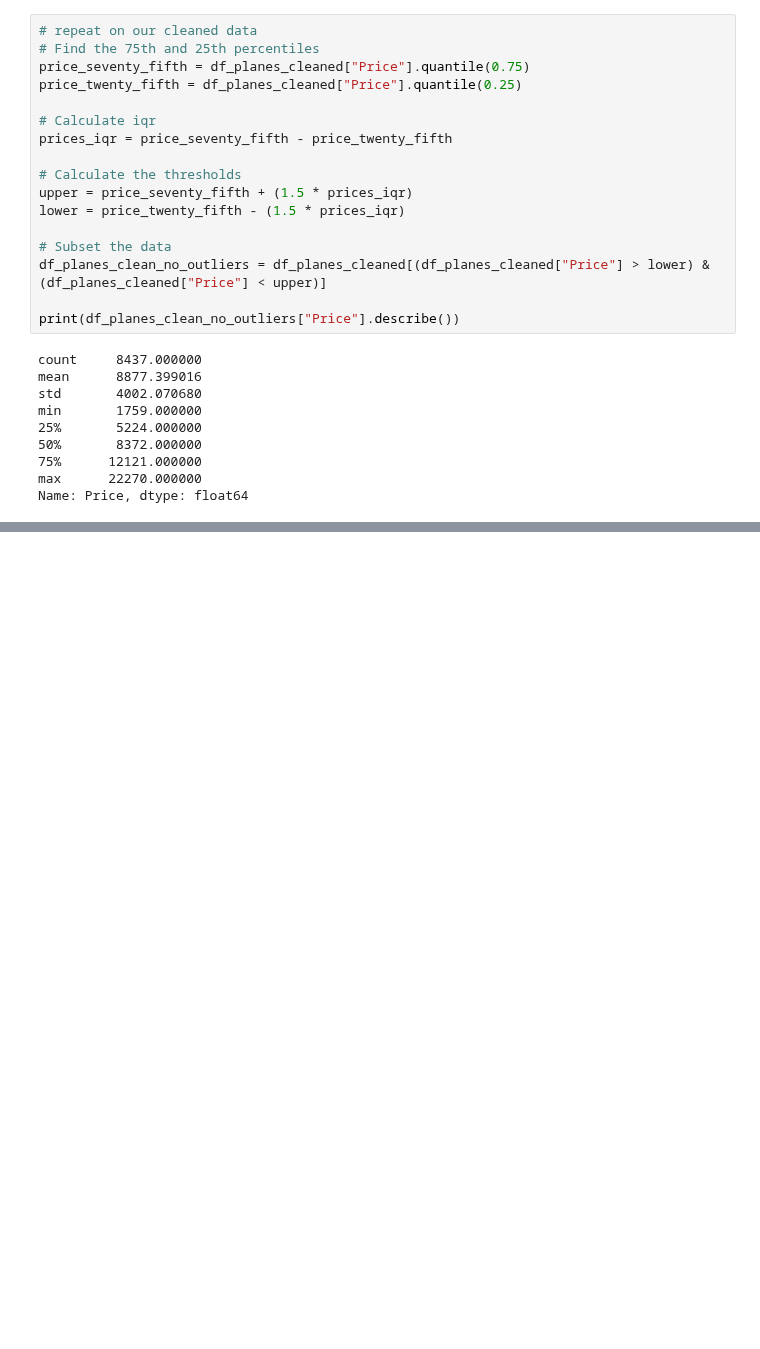
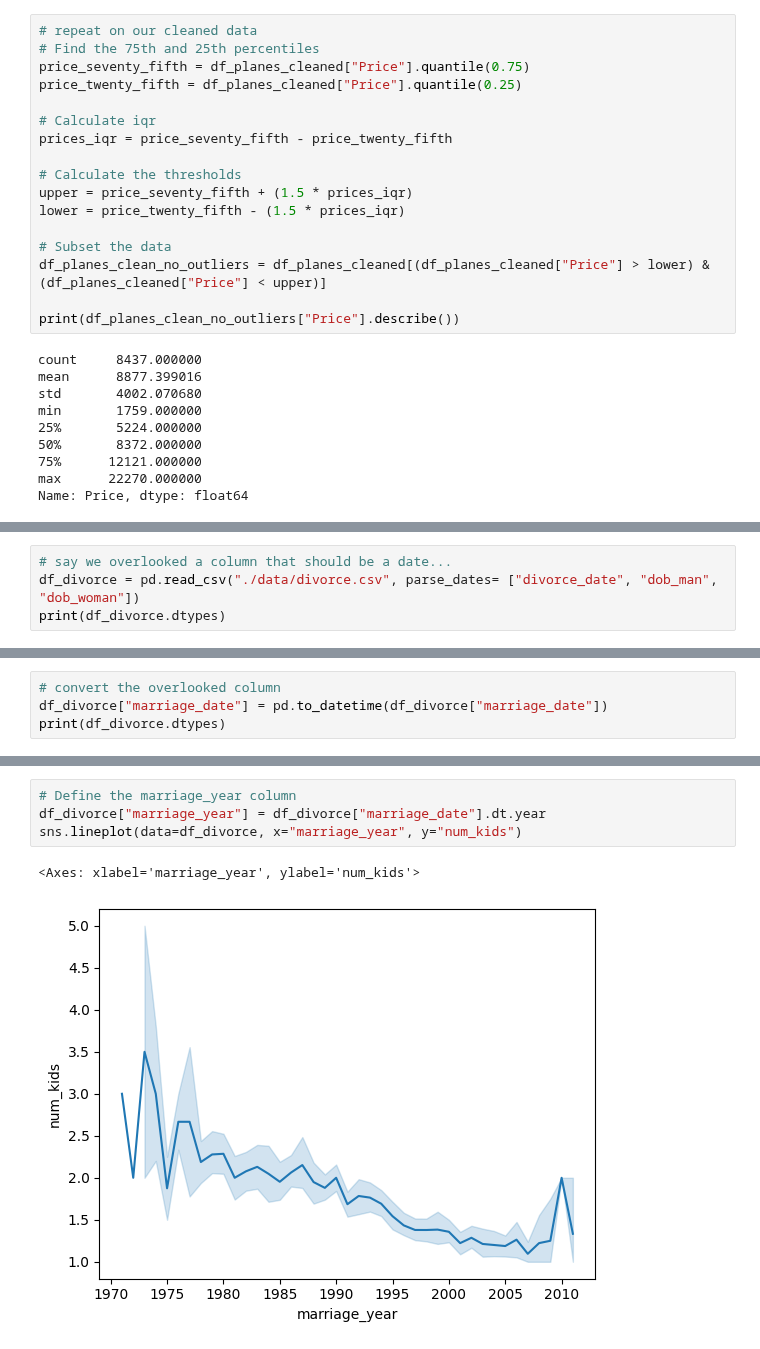
Before and after one commit to MichaelSzczepaniak/DataCamp, a Jupyter notebook: Tracks/Associate Data Scientist/14 Exploratory Data Analysis in Python/EDA_in_Python.ipynb, the cells around one changed output, grey strips where cells are left out. Drawn from its saved outputs; the diff is of its cells as text; blank space fills up the shorter version.

```diff
--- a/Tracks/Associate Data Scientist/14 Exploratory Data Analysis in Python/EDA_in_Python.ipynb
+++ b/Tracks/Associate Data Scientist/14 Exploratory Data Analysis in Python/EDA_in_Python.ipynb
@@ -1178,0 +1197,4 @@ Name: Price, dtype: float64
+# %%
+# say we overlooked a column that should be a date...
+df_divorce = pd.read_csv("./data/divorce.csv", parse_dates= ["divorce_date", "dob_man", "dob_woman"])
+print(df_divorce.dtypes)
@@ -1178,0 +1213,4 @@ Name: Price, dtype: float64
+# %%
+# convert the overlooked column
+df_divorce["marriage_date"] = pd.to_datetime(df_divorce["marriage_date"])
+print(df_divorce.dtypes)
@@ -1178,0 +1229,7 @@ Name: Price, dtype: float64
+# %%
+# Define the marriage_year column
+df_divorce["marriage_year"] = df_divorce["marriage_date"].dt.year
+sns.lineplot(data=df_divorce, x="marriage_year", y="num_kids")
+# %% [output]
+<Axes: xlabel='marriage_year', ylabel='num_kids'>
+[figure, added]
```
Also changed, not shown: parts of 9 cells of this notebook.
